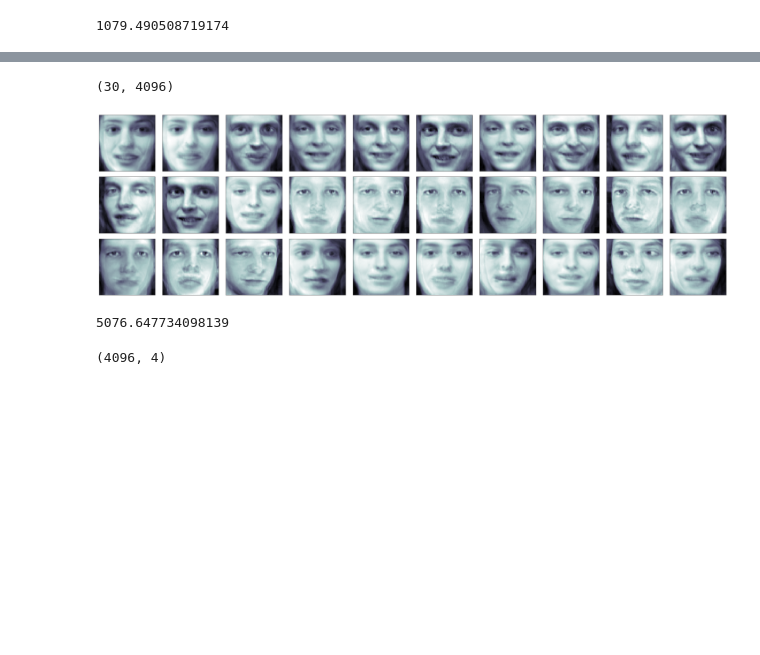
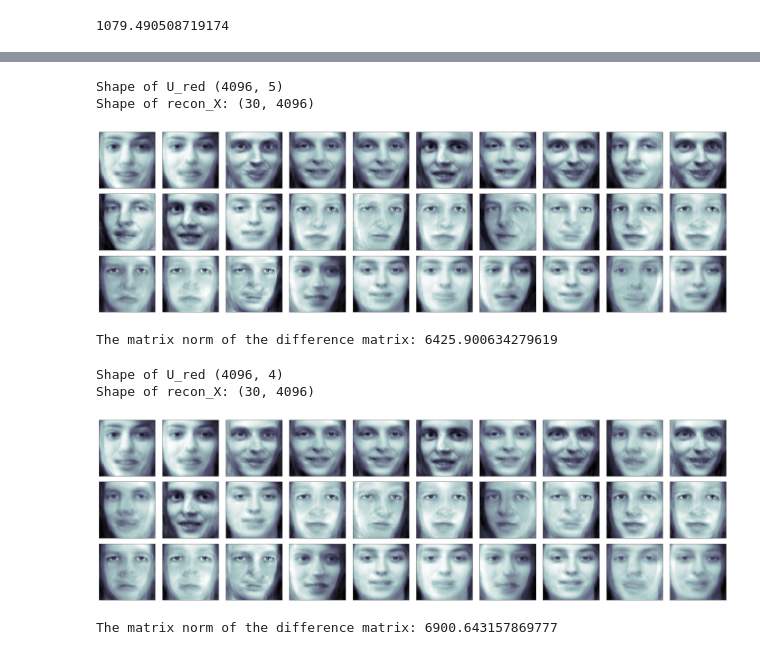
Before and after one commit to ameyvadnere/Mathematics-for-Data-Science-Prog-assn-1, a Jupyter notebook: 12_Programming_assignment1.ipynb, the cells around one changed output, grey strips where cells are left out. Saved outputs shown, nothing was run; the diff lists cells and outputs as text; code cells hidden in the pictures; blank space fills up the shorter version.

```diff
--- a/12_Programming_assignment1.ipynb
+++ b/12_Programming_assignment1.ipynb
@@ -193,5 +197,19 @@ np.linalg.norm(X_orig-recon_X)
 
 k = 8
 U_red = U[:, :k]
-U_red.shape
+print("Shape of U_red", U_red.shape)
+
+transformed_X = X.dot(U_red)
+recon_X = scaler.inverse_transform(transformed_X.dot(U_red.T))
+print("Shape of recon_X:", recon_X.shape)
+
+fig = plt.figure(figsize=(40,40))
+fig.subplots_adjust(hspace=0.1, wspace=0.1)
+
+for i in range(m):
+    ax = fig.add_subplot(10, 10, i+1, xticks=[], yticks=[])
+    ax.imshow(recon_X[i].reshape(64, 64), cmap='bone')
+plt.show()
+
+print("The matrix norm of the difference matrix:", np.linalg.norm(X_orig-recon_X))
 # %% [output]
@@ -199,10 +220,40 @@ U_red.shape
-# %%
-transformed_X = X.dot(U_red)
-recon_X = scaler.inverse_transform(transformed_X.dot(U_red.T))
-recon_X.shape
-# %% [output]
-(30, 4096)
+# %%
+# The faces are now clearly less recognizable for k=8, but contain sufficient information. We now try with k = 5, which has
+# EVR = 0.70.
+
+k = 5
+U_red = U[:, :k]
+print("Shape of U_red", U_red.shape)
+
+transformed_X = X.dot(U_red)
+recon_X = scaler.inverse_transform(transformed_X.dot(U_red.T))
+print("Shape of recon_X:", recon_X.shape)
+
+fig = plt.figure(figsize=(40,40))
+fig.subplots_adjust(hspace=0.1, wspace=0.1)
+
+for i in range(m):
+    ax = fig.add_subplot(10, 10, i+1, xticks=[], yticks=[])
+    ax.imshow(recon_X[i].reshape(64, 64), cmap='bone')
+plt.show()
+
+print("The matrix norm of the difference matrix:", np.linalg.norm(X_orig-recon_X))
+# %% [output]
+Shape of U_red (4096, 5)
+Shape of recon_X: (30, 4096)
+[figure, added]
+The matrix norm of the difference matrix: 6425.900634279619
 # %%
+# At k=4, it becomes really difficult to recognize the faces.
+
+k = 4
+U_red = U[:, :k]
+print("Shape of U_red", U_red.shape)
+
+transformed_X = X.dot(U_red)
+recon_X = scaler.inverse_transform(transformed_X.dot(U_red.T))
+print("Shape of recon_X:", recon_X.shape)
+
 fig = plt.figure(figsize=(40,40))
 fig.subplots_adjust(hspace=0.1, wspace=0.1)
 
@@ -210,17 +261,10 @@ for i in range(m):
     ax = fig.add_subplot(10, 10, i+1, xticks=[], yticks=[])
     ax.imshow(recon_X[i].reshape(64, 64), cmap='bone')
 plt.show()
+
+print("The matrix norm of the difference matrix:", np.linalg.norm(X_orig-recon_X))
 # %% [output]
+Shape of U_red (4096, 4)
+Shape of recon_X: (30, 4096)
-[figure, old version]
+[figure, new version]
+The matrix norm of the difference matrix: 6900.643157869777
-# %%
-np.linalg.norm(X_orig-recon_X)
-# %% [output]
-5076.647734098139
-# %%
-# The faces are now clearly less recognizable, but contain sufficient information. We now try with k = 4, which has EVR = 0.663.
-
-k = 4
-U_red = U[:, :k]
-U_red.shape
-# %% [output]
-(4096, 4)
```
Also changed, not shown: parts of 11 cells of this notebook.
